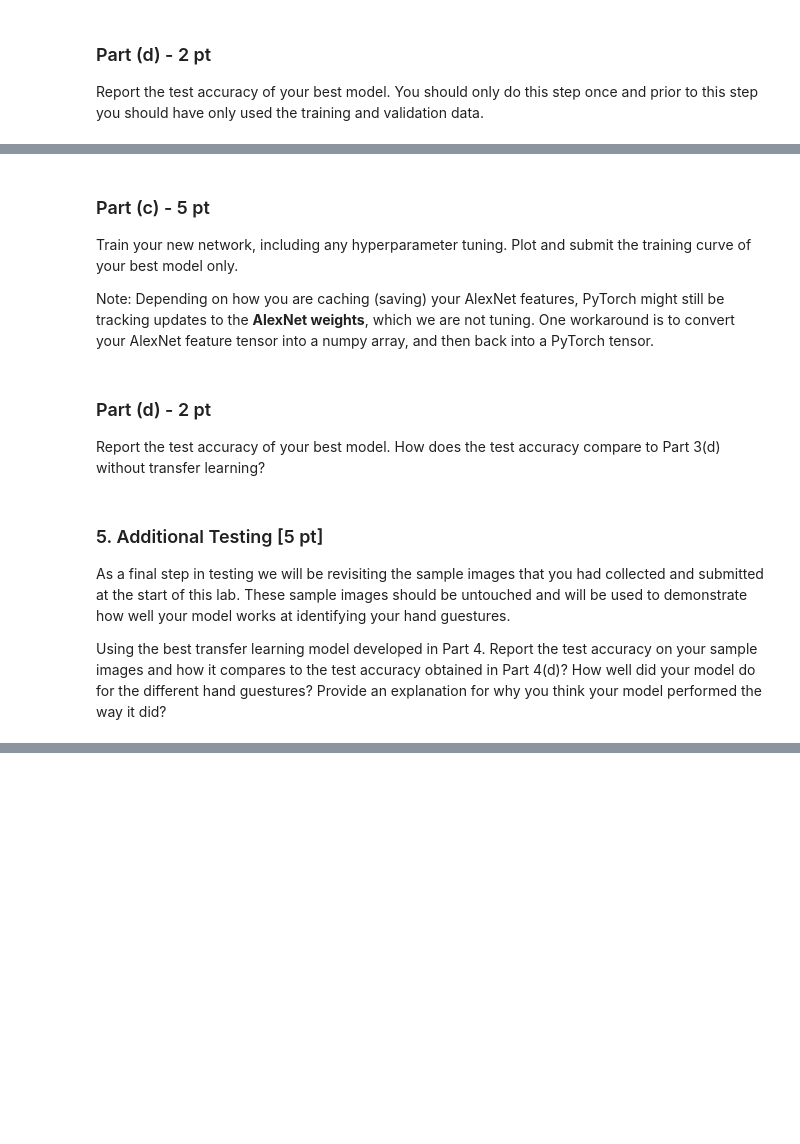
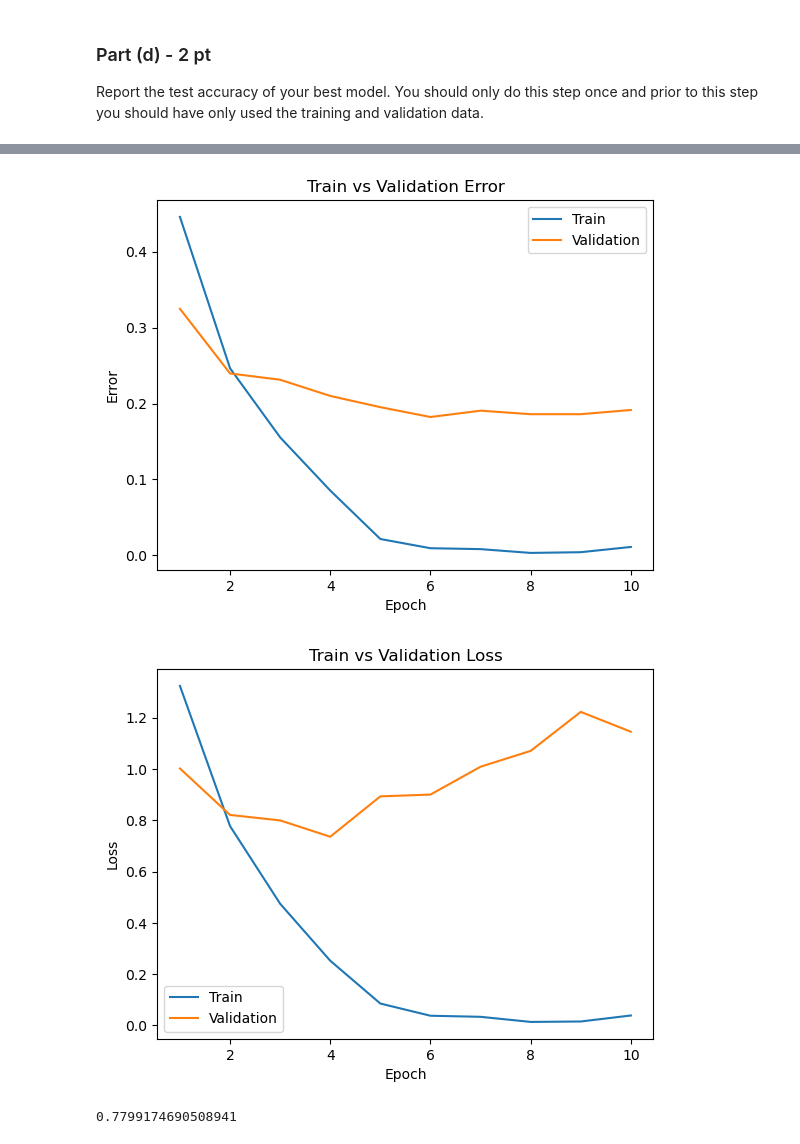
Before and after one commit to EthanRajah/ML-Learning, a Jupyter notebook: APS360 Labs/Lab3/Lab_3_Gesture_Recognition Winter 2022.ipynb, the cells around one changed output, grey strips where cells are left out. Saved outputs shown, nothing was run; the diff lists cells and outputs as text; code cells hidden in the pictures; blank space fills up the shorter version.

Commit message:
Completed hyperparameter tuning loop

```diff
--- a/APS360 Labs/Lab3/Lab_3_Gesture_Recognition Winter 2022.ipynb
+++ b/APS360 Labs/Lab3/Lab_3_Gesture_Recognition Winter 2022.ipynb
@@ -448,8 +440,0 @@ prob = F.softmax(output)
-# %% [markdown]
-### Part (c) - 5 pt
-Train your new network, including any hyperparameter tuning. Plot and submit the training curve of your
-best model only.
-
-Note: Depending on how you are caching (saving) your AlexNet features, PyTorch might still be tracking
-updates to the **AlexNet weights**, which we are not tuning. One workaround is to convert your AlexNet
-feature tensor into a numpy array, and then back into a PyTorch tensor.
@@ -458,8 +441,16 @@ tensor = torch.from_numpy(tensor.detach().numpy())
-# %% [markdown]
-### Part (d) - 2 pt
-Report the test accuracy of your best model. How does the test accuracy compare to Part 3(d) without transfer learning?
-# %% [markdown]
-### 5. Additional Testing [5 pt]
-As a final step in testing we will be revisiting the sample images that you had collected and submitted at the start of this lab. These sample images should be untouched and will be used to demonstrate how well your model works at identifying your hand guestures.
-
-Using the best transfer learning model developed in Part 4. Report the test accuracy on your sample images and how it compares to the test accuracy obtained in Part 4(d)? How well did your model do for the different hand guestures? Provide an explanation for why you think your model performed the way it did?
+# %%
+# Use optimal hyperparameters for final model and run on test set
+batch_size = 32
+learning_rate = 0.001
+epochs = 10
+
+train_loader, val_loader, test_loader = load_data("Gestures/Lab3_Gestures_W22", classes, batch_size=batch_size)
+criterion = nn.CrossEntropyLoss()
+final_model = CNN()
+train_model(final_model, learning_rate, epochs, train_loader, val_loader, 1)
+
+test_err, test_loss = evaluate(final_model, test_loader, criterion)
+test_accuracy = 1 - test_err
+
+test_accuracy
+# %% [output]
@@ -465,0 +469,3 @@ Using the best transfer learning model developed in Part 4. Report the test accu
+[figure, added]
+[figure, added]
+0.7799174690508941
```
Also changed, not shown: parts of 16 cells of this notebook.
